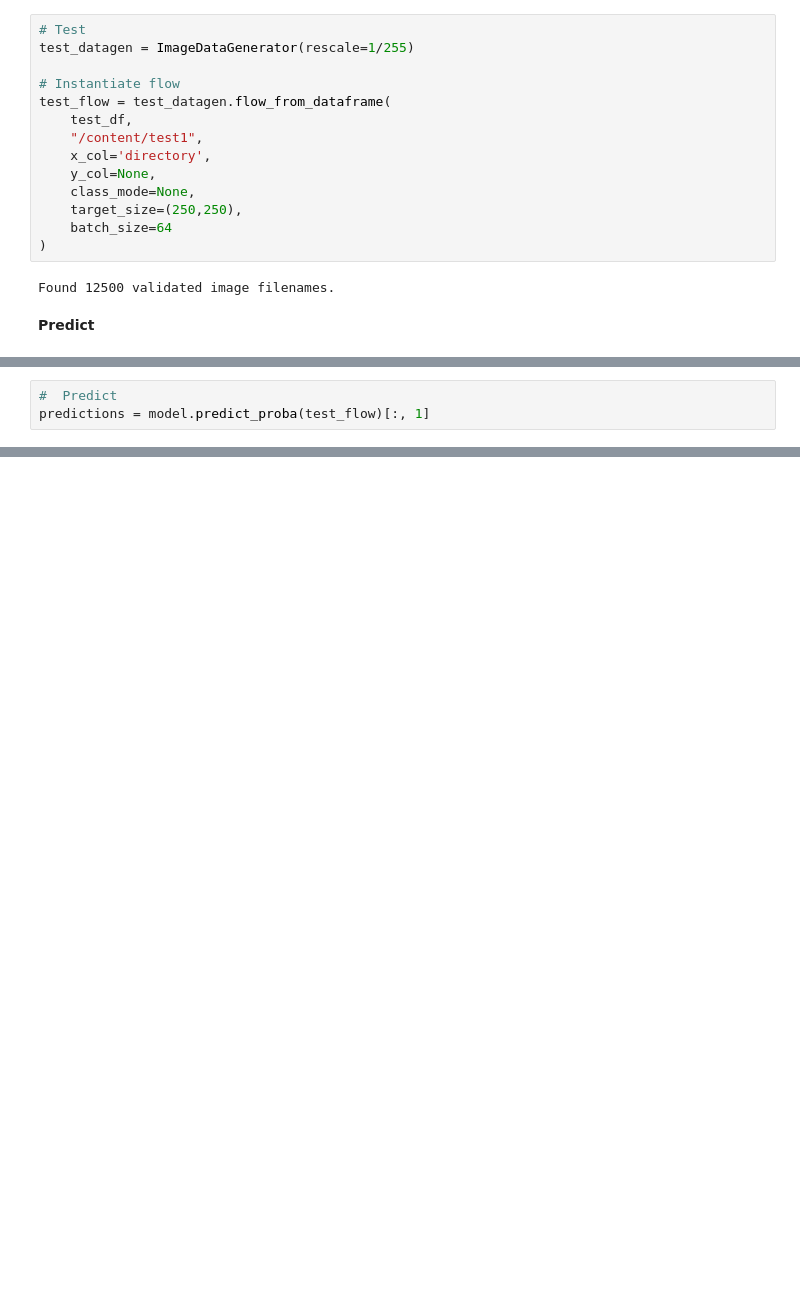
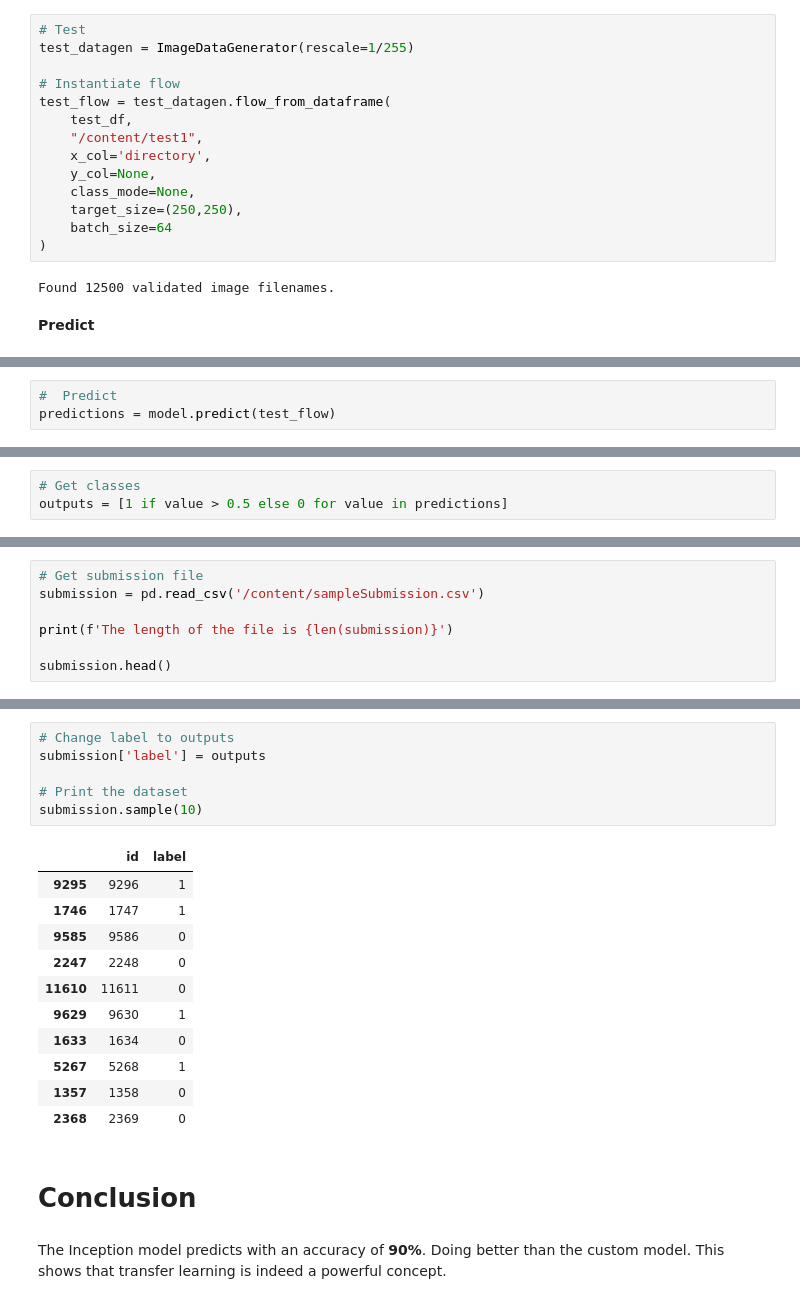
Before and after one commit to KimaniKibuthu/cats-vs-dogs, a Jupyter notebook: Cats_Vs_Dogs.ipynb, the cells around one changed output, grey strips where cells are left out. Cells and saved outputs as stored; diff of their text form; blank space fills up the shorter version.

Commit message:
Accurate model predictions

```diff
--- a/Cats_Vs_Dogs.ipynb
+++ b/Cats_Vs_Dogs.ipynb
@@ -505,3 +499,3 @@ model.evaluate(val_flow)
 # %%
 #  Predict
-predictions = model.predict_proba(test_flow)[:, 1]
+predictions = model.predict(test_flow)
@@ -511,0 +502,3 @@ array([0])
+# %%
+# Get classes
+outputs = [1 if value > 0.5 else 0 for value in predictions]
@@ -511,0 +507,7 @@ array([0])
+# %%
+# Get submission file
+submission = pd.read_csv('/content/sampleSubmission.csv')
+
+print(f'The length of the file is {len(submission)}')
+
+submission.head()
@@ -511,0 +522,22 @@ array([0])
+# %%
+# Change label to outputs
+submission['label'] = outputs
+
+# Print the dataset
+submission.sample(10)
+# %% [output]
+|  | id | label |
+| 9295 | 9296 | 1 |
+| 1746 | 1747 | 1 |
+| 9585 | 9586 | 0 |
+| 2247 | 2248 | 0 |
+| 11610 | 11611 | 0 |
+| 9629 | 9630 | 1 |
+| 1633 | 1634 | 0 |
+| 5267 | 5268 | 1 |
+| 1357 | 1358 | 0 |
+| 2368 | 2369 | 0 |
+# %% [markdown]
+# Conclusion
+# %% [markdown]
+The Inception model predicts with an accuracy of **90%**. Doing better than the custom model. This shows that transfer learning is indeed a powerful concept.
```
Also changed, not shown: parts of 13 cells of this notebook.
